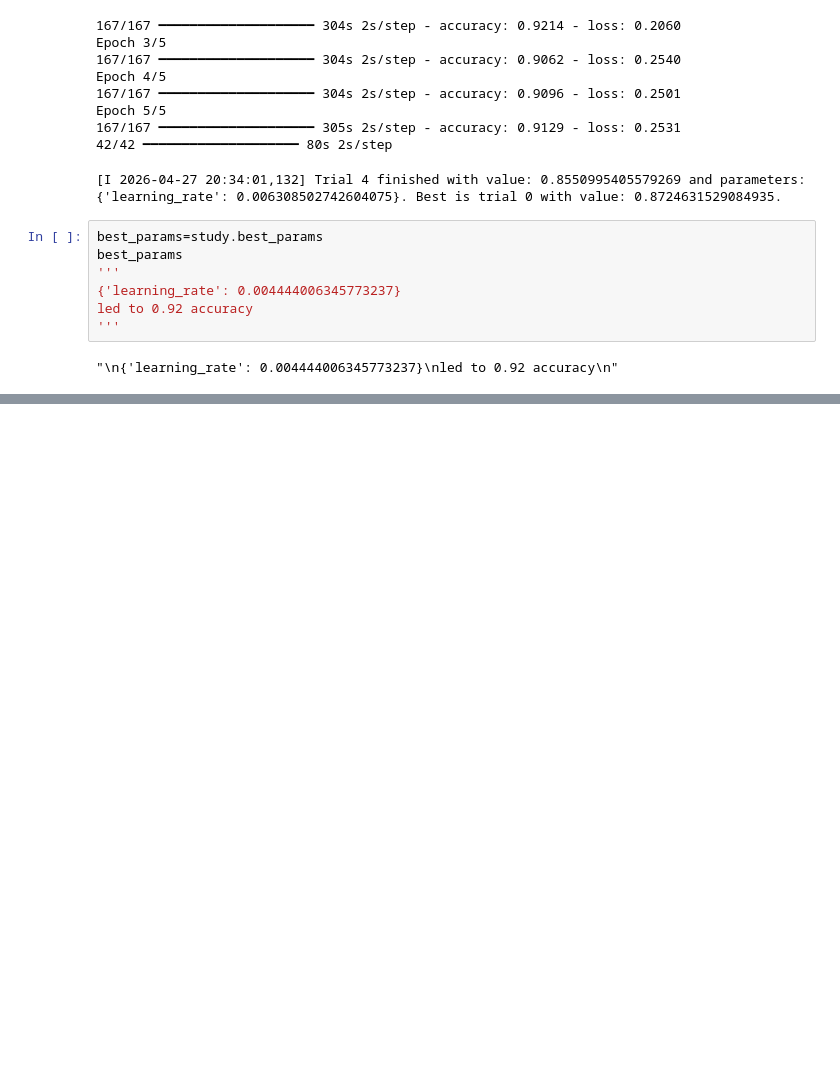
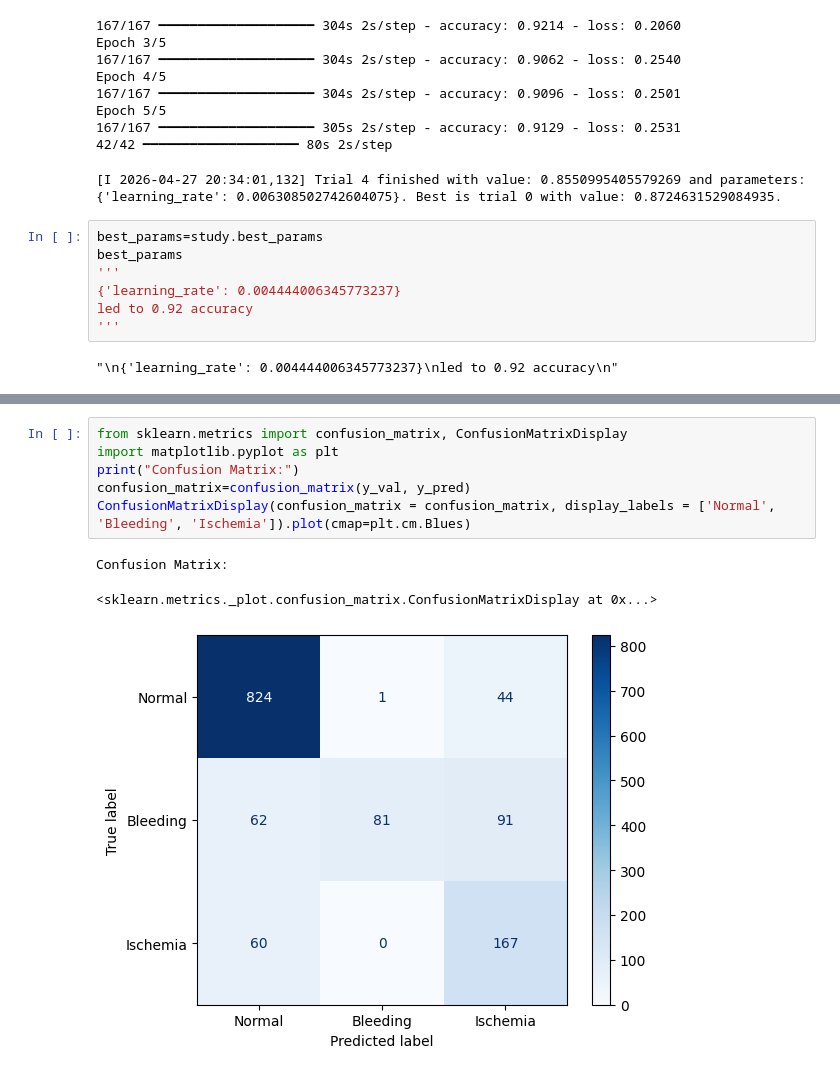
Before and after one commit to patrikpusztai10/StrokeML, a Jupyter notebook: StrokeDetection.ipynb, the cells around one changed output, grey strips where cells are left out. Cells and saved outputs as stored; diff of their text form; blank space fills up the shorter version.

Commit message:
Confusion matrix Resnet

```diff
--- a/StrokeDetection.ipynb
+++ b/StrokeDetection.ipynb
@@ -434,0 +436,10 @@ weighted avg       0.86      0.84      0.84      1330
+# %%
+from sklearn.metrics import confusion_matrix, ConfusionMatrixDisplay
+import matplotlib.pyplot as plt
+print("Confusion Matrix:")
+confusion_matrix=confusion_matrix(y_val, y_pred)
+ConfusionMatrixDisplay(confusion_matrix = confusion_matrix, display_labels = ['Normal', 'Bleeding', 'Ischemia']).plot(cmap=plt.cm.Blues)
+# %% [output]
+Confusion Matrix:
+<sklearn.metrics._plot.confusion_matrix.ConfusionMatrixDisplay at 0x...>
+[figure, added]
```
Also changed, not shown: parts of 2 cells of this notebook.
